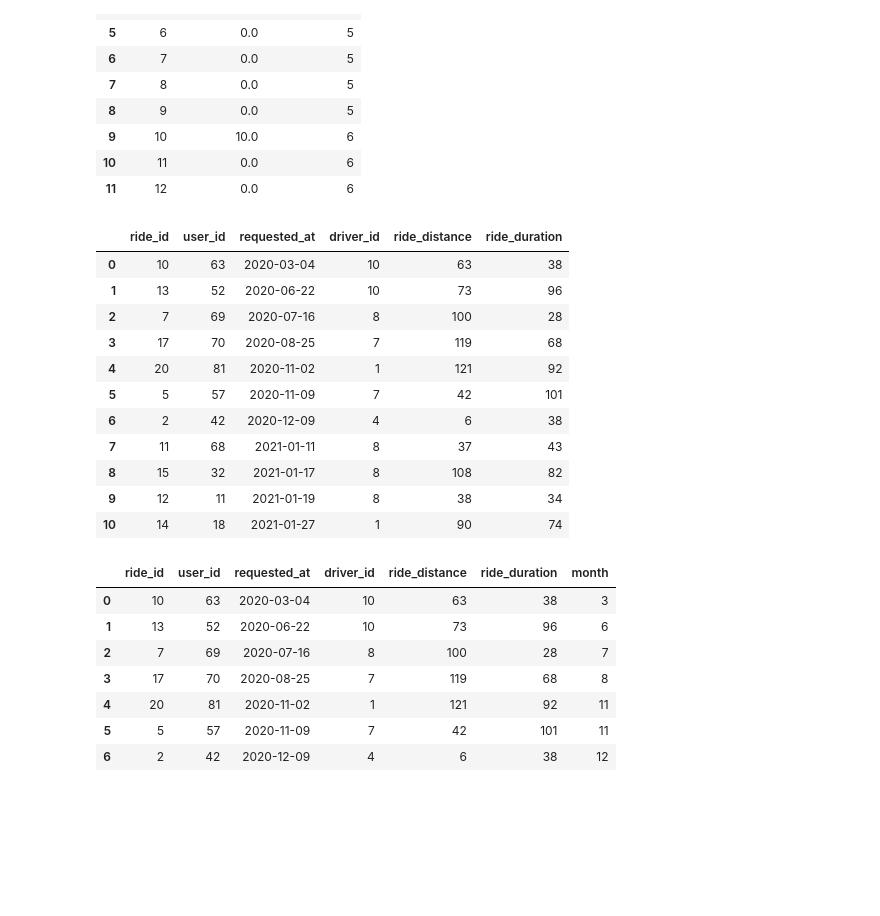
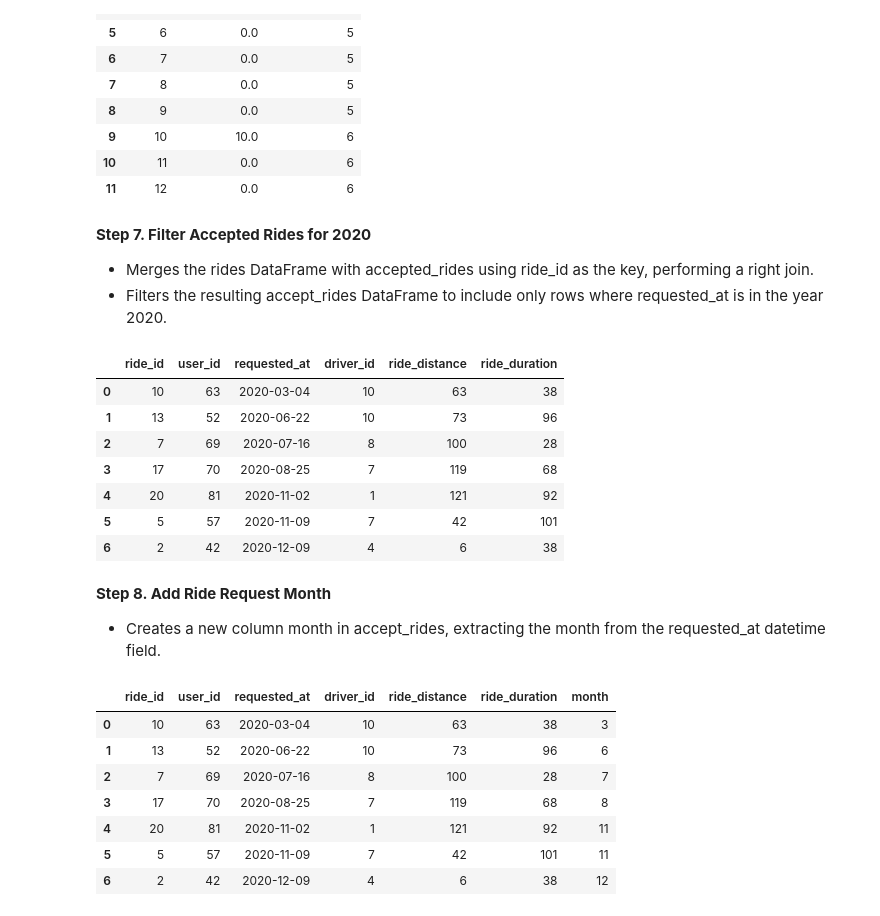
Before and after one commit to SKawsar/Pandas-Hard-Data-Preprocessing, a Jupyter notebook: Hopper Company Queries II.ipynb, the cells around one changed output. Drawn from its saved outputs; the diff is of its cells as text; code cells hidden in the pictures; blank space fills up the shorter version.

Commit message:
- updated Hopper data

```diff
--- a/Hopper Company Queries II.ipynb
+++ b/Hopper Company Queries II.ipynb
@@ -331,20 +347,26 @@ display(df)
 | 9 | 10 | 10.0 | 6 |
 | 10 | 11 | 0.0 | 6 |
 | 11 | 12 | 0.0 | 6 |
+# %% [markdown]
+**Step 7. Filter Accepted Rides for 2020**
+- Merges the rides DataFrame with accepted_rides using ride_id as the key, performing a right join.
+- Filters the resulting accept_rides DataFrame to include only rows where requested_at is in the year 2020.
 # %%
-accept_rides= rides.merge(accepted_rides,how='right',on='ride_id')
+accept_rides = rides.merge(accepted_rides,
+                           how='right',
+                           on='ride_id')
+accept_rides=accept_rides[accept_rides['requested_at'].dt.year==2020]
 display(accept_rides)
 # %% [output]
 |  | ride_id | user_id | requested_at | driver_id | ride_distance | ride_duration |
 | 0 | 10 | 63 | 2020-03-04 | 10 | 63 | 38 |
 | 1 | 13 | 52 | 2020-06-22 | 10 | 73 | 96 |
 | 2 | 7 | 69 | 2020-07-16 | 8 | 100 | 28 |
 | 3 | 17 | 70 | 2020-08-25 | 7 | 119 | 68 |
 | 4 | 20 | 81 | 2020-11-02 | 1 | 121 | 92 |
 | 5 | 5 | 57 | 2020-11-09 | 7 | 42 | 101 |
 | 6 | 2 | 42 | 2020-12-09 | 4 | 6 | 38 |
-| 7 | 11 | 68 | 2021-01-11 | 8 | 37 | 43 |
-| 8 | 15 | 32 | 2021-01-17 | 8 | 108 | 82 |
-| 9 | 12 | 11 | 2021-01-19 | 8 | 38 | 34 |
-| 10 | 14 | 18 | 2021-01-27 | 1 | 90 | 74 |
+# %% [markdown]
+**Step 8. Add Ride Request Month**
+- Creates a new column month in accept_rides, extracting the month from the requested_at datetime field.
 # %%
```
Also changed, not shown: parts of 14 cells of this notebook.
